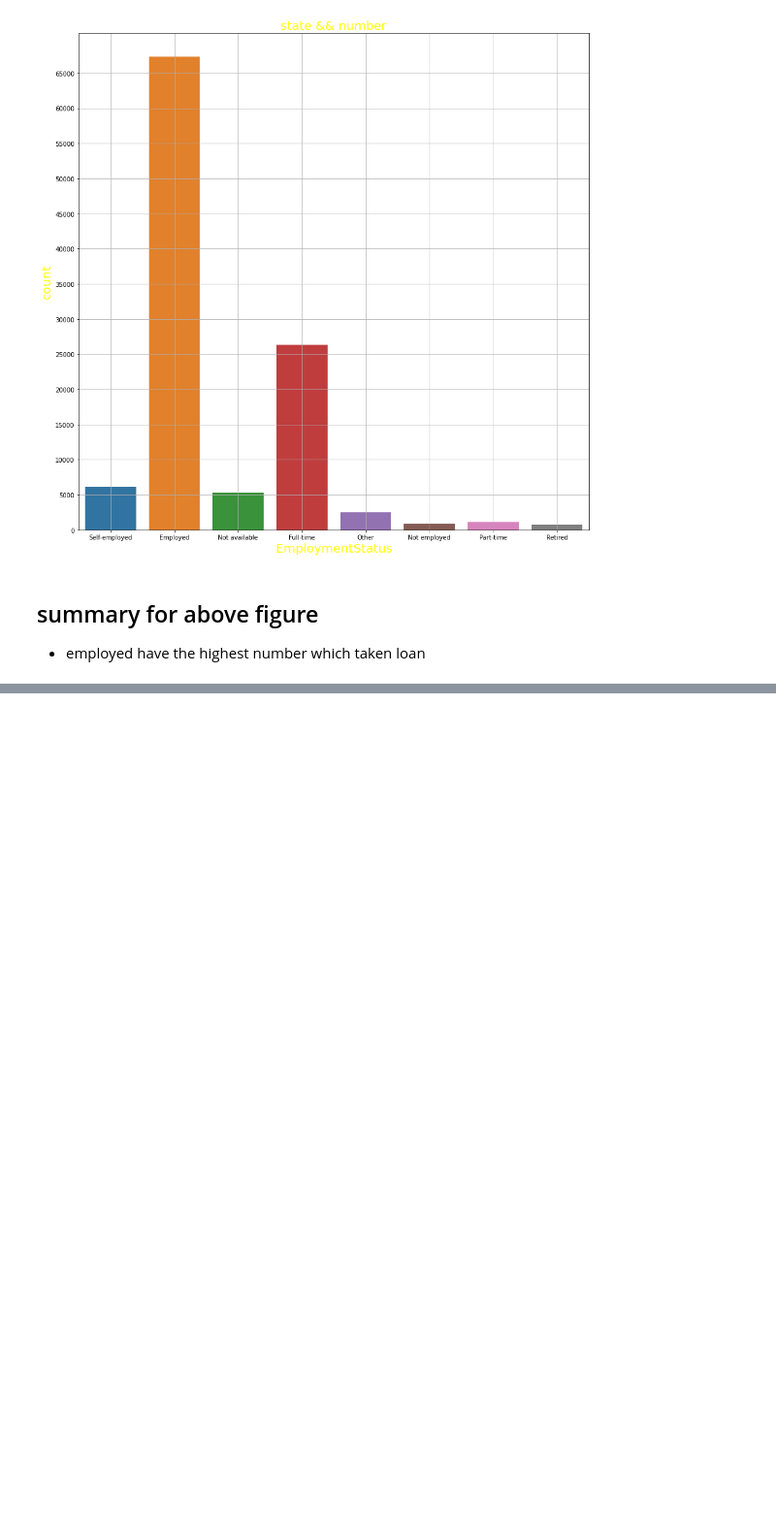
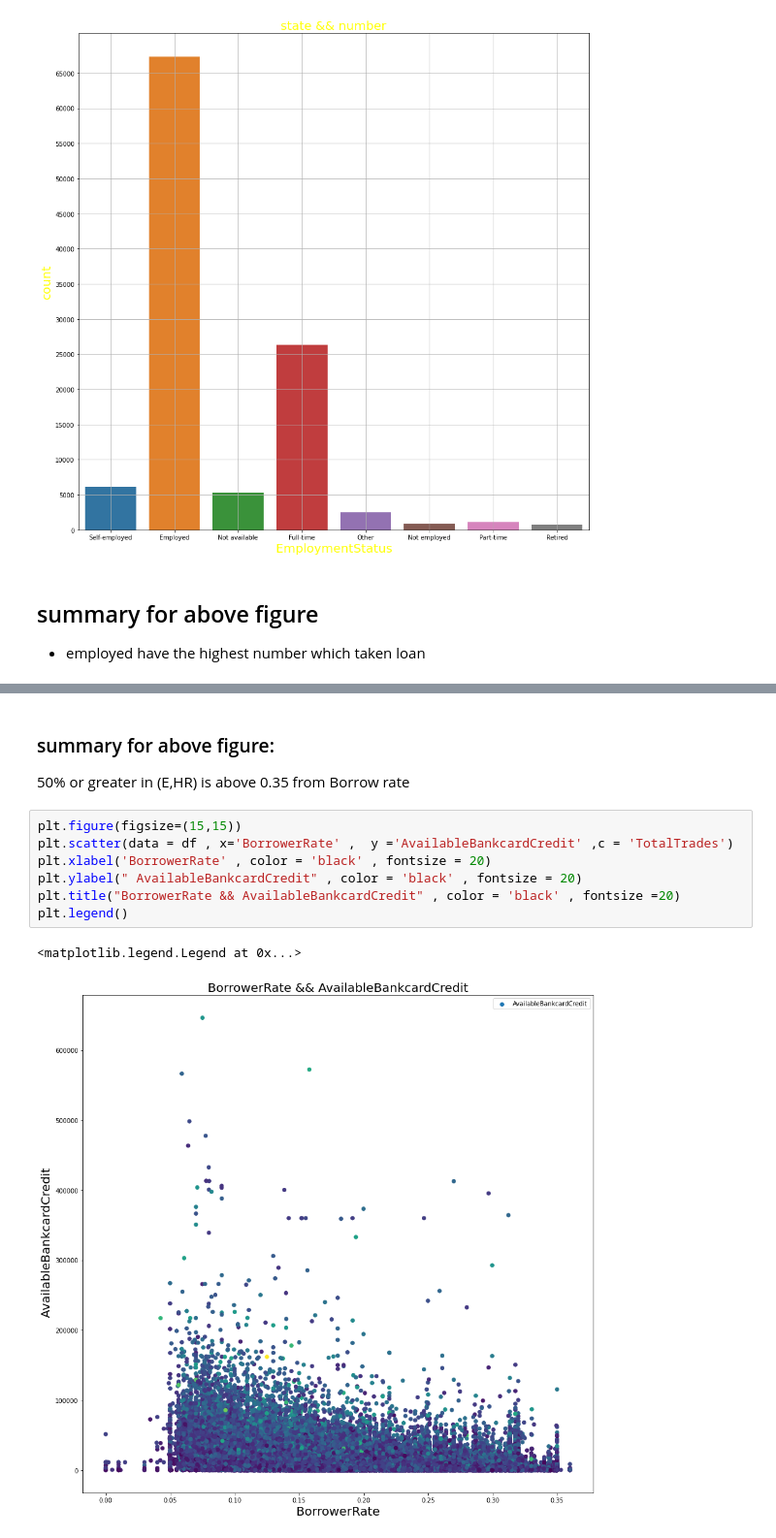
Before and after one commit to ahmed-hassan1997/Data-Analysis-Visualization, a Jupyter notebook: data_visualization.ipynb, the cells around one changed output, grey strips where cells are left out. Shown at 97% size. Saved outputs shown, nothing was run; the diff lists cells and outputs as text; blank space fills up the shorter version.

```diff
--- a/data_visualization.ipynb
+++ b/data_visualization.ipynb
@@ -270,0 +310,14 @@ plt.grid()
+# %% [markdown]
+### summary for above figure:
+
+50% or greater in (E,HR) is above 0.35 from Borrow rate
+# %%
+plt.figure(figsize=(15,15))
+plt.scatter(data = df , x='BorrowerRate' ,  y ='AvailableBankcardCredit' ,c = 'TotalTrades')
+plt.xlabel('BorrowerRate' , color = 'black' , fontsize = 20)
+plt.ylabel(" AvailableBankcardCredit" , color = 'black' , fontsize = 20)
+plt.title("BorrowerRate && AvailableBankcardCredit" , color = 'black' , fontsize =20)
+plt.legend()
+# %% [output]
+<matplotlib.legend.Legend at 0x...>
+[figure, added]
```
Also changed, not shown: parts of 9 cells of this notebook.
